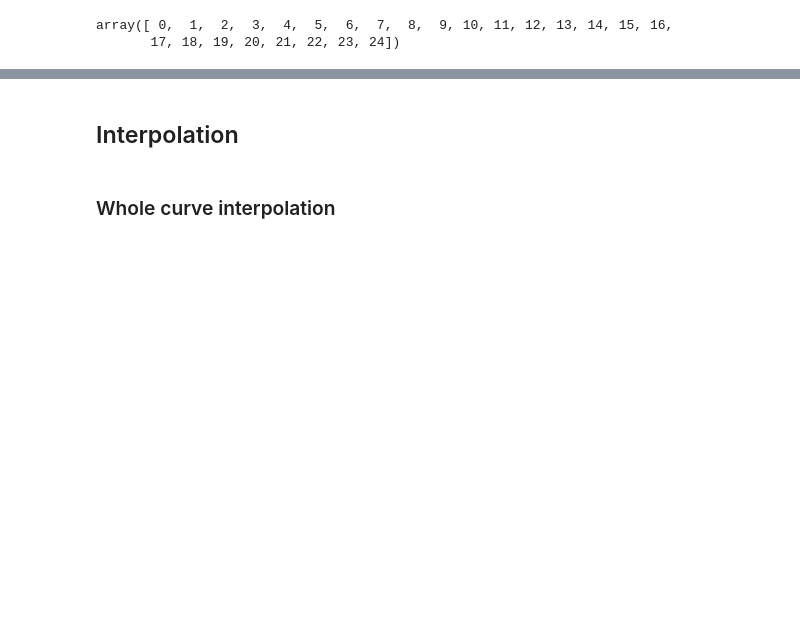
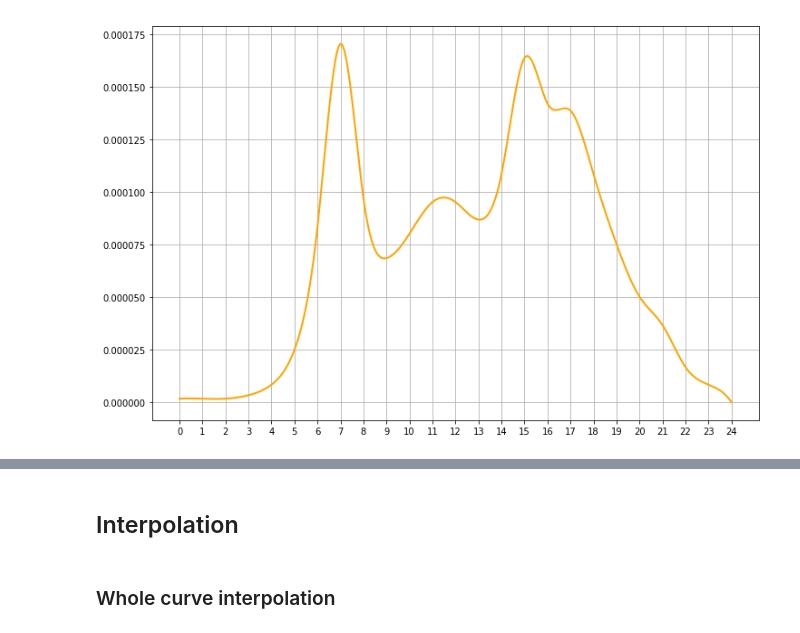
Before and after one commit to xys234/Work, a Jupyter notebook: notebooks/2019_05_09_SWIFT_Diurnal_Simulation.ipynb, the cells around one changed output, grey strips where cells are left out. Cells and saved outputs as stored; diff of their text form; code cells hidden in the pictures; blank space fills up the shorter version.

```diff
--- a/notebooks/2019_05_09_SWIFT_Diurnal_Simulation.ipynb
+++ b/notebooks/2019_05_09_SWIFT_Diurnal_Simulation.ipynb
@@ -14,6 +18,13 @@ share = np.array([0.0010, 0.0010, 0.0010, 0.0020, 0.0050, 0.0150, 0.0501, 0.1022
                0.0521, 0.0651, 0.0982, 0.0852, 0.0832, 0.0651, 0.0451, 0.0301, 0.0220, 0.0100, 0.0050, 0])
-# %%
-hours
-# %% [output]
-array([ 0,  1,  2,  3,  4,  5,  6,  7,  8,  9, 10, 11, 12, 13, 14, 15, 16,
-       17, 18, 19, 20, 21, 22, 23, 24])
+# %%
+INPUT_DIURNAL_FILE = r'C:\Projects\SWIFT\SWIFT_Workspace\CommonData\STM\STM_A\Shared_Inputs\Diurnal_Full_v3.csv'
+df_input_diurnal = pd.read_csv(INPUT_DIURNAL_FILE)
+seconds, share_seconds = df_input_diurnal.HOUR, df_input_diurnal.SHARE
+# %%
+fig, ax = plt.subplots(figsize=(12,8))
+ax.plot(seconds, share_seconds, color='orange', linewidth=2, label='Interpolated')
+ax.set_xticks(hours)
+ax.set_xticklabels(hours)
+ax.grid(True)
+# %% [output]
+[figure, added]
```
Also changed, not shown: parts of 23 cells of this notebook, 4 other files.
